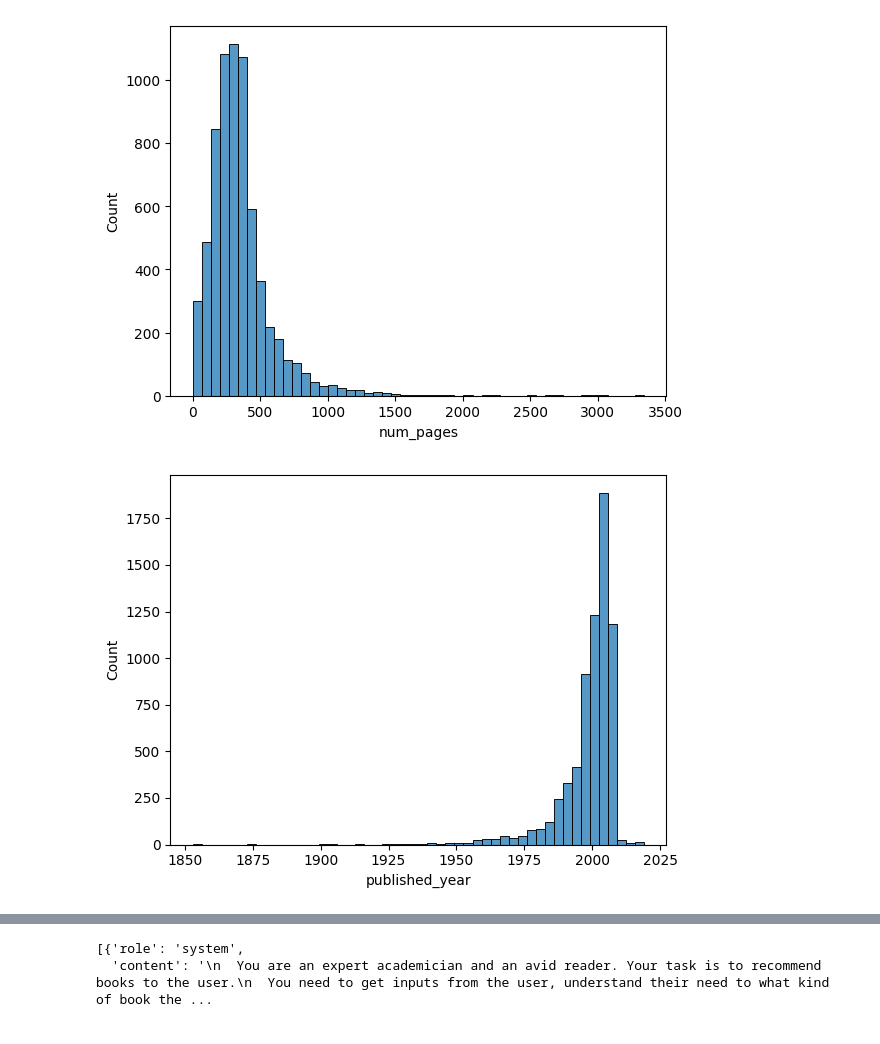
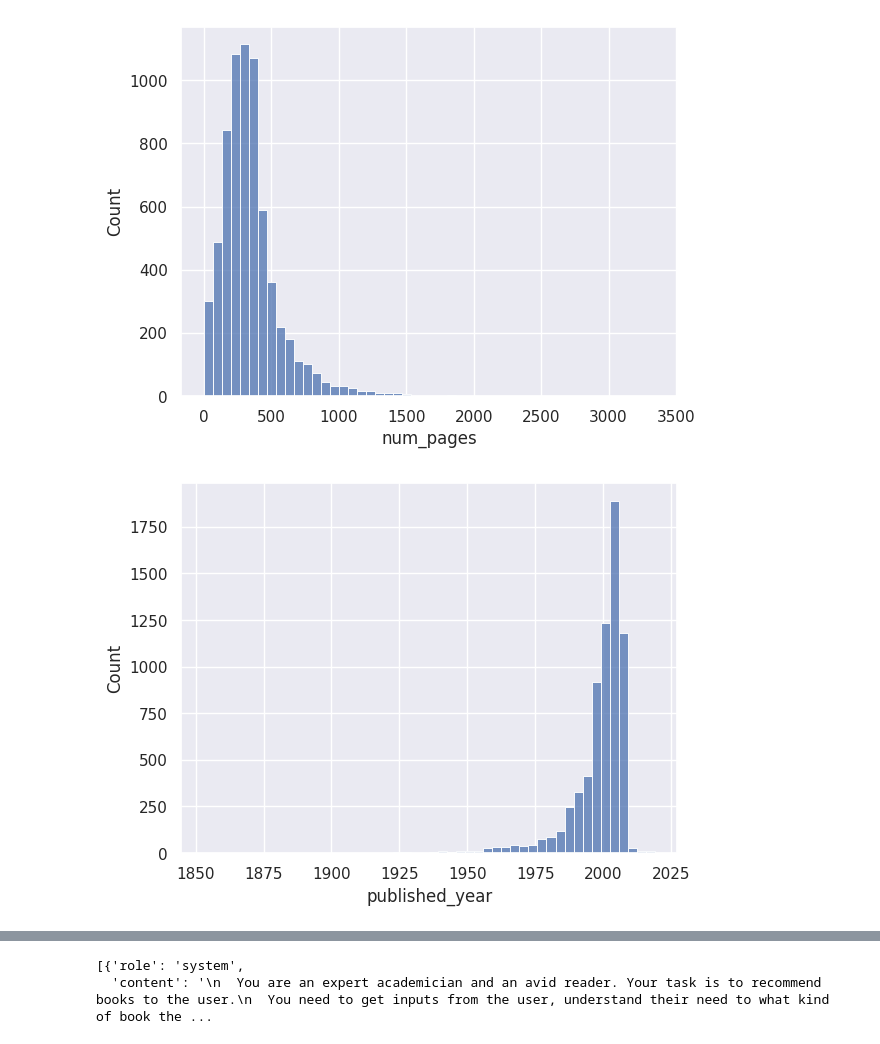
Before and after one commit to rajivgaba/book-recommendation-chatbot, a Jupyter notebook: book_recommendation.ipynb, the cells around one changed output, grey strips where cells are left out. Cells and saved outputs as stored; diff of their text form; code cells hidden in the pictures.

```diff
--- a/book_recommendation.ipynb
+++ b/book_recommendation.ipynb
@@ -81,17 +84,19 @@ Name: count, dtype: int64
 # %%
 # print the num_pages and ratings_count on bar charts
 
 plt.figure()
+sns.set_theme(style="darkgrid")
 sns.histplot(x=df['num_pages'], bins=50)
 plt.show()
 # %% [output]
-[figure, old version]
+[figure, new version]
 # %%
 plt.figure()
+sns.set_theme(style="darkgrid")
 sns.histplot(x=df['published_year'], bins=50)
 plt.show()
 # %% [output]
-[figure, old version]
+[figure, new version]
 # %%
 try:
     from google.colab import userdata
```
Also changed, not shown: parts of 12 cells of this notebook.
